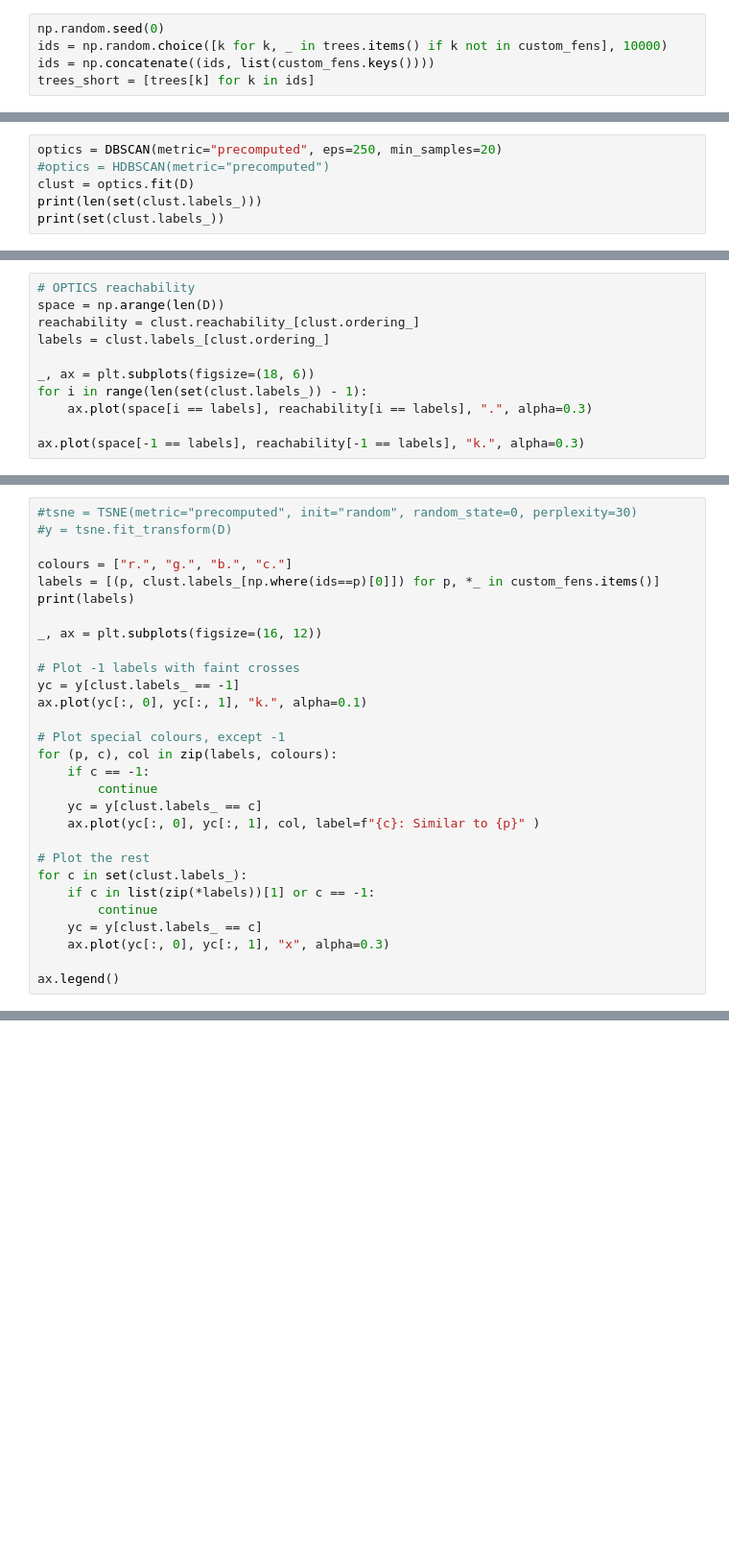
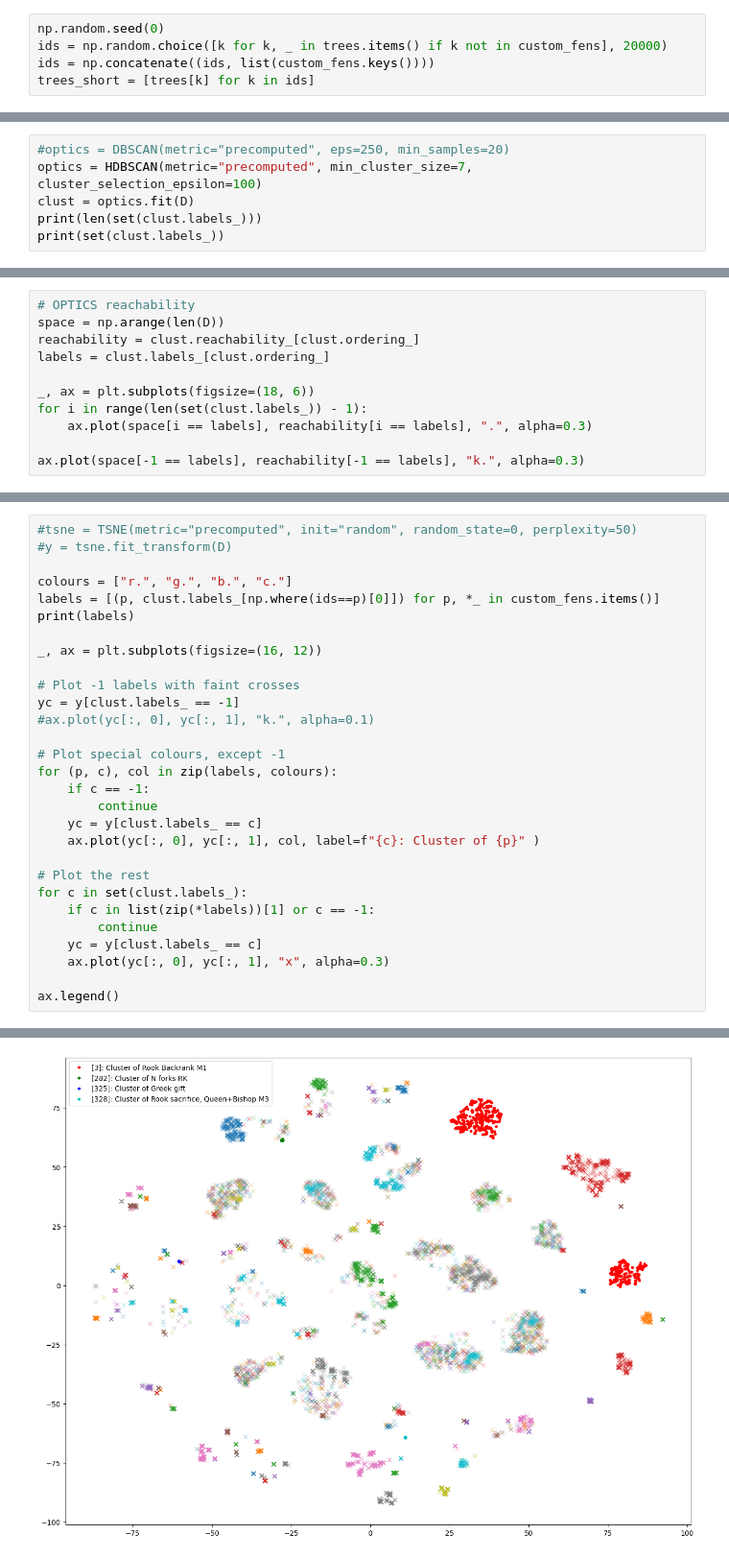
Before and after one commit to mike-sorokin/chess-analysis, a Jupyter notebook: trees/tree_comparisons.ipynb, the cells around one changed output, grey strips where cells are left out. Shown at 96% size. Drawn from its saved outputs; the diff is of its cells as text; blank space fills up the shorter version.

```diff
--- a/trees/tree_comparisons.ipynb
+++ b/trees/tree_comparisons.ipynb
@@ -126,14 +146,14 @@ for my_id, my_fen in custom_fens.items():
         print("-"*50)
 # %%
 np.random.seed(0)
-ids = np.random.choice([k for k, _ in trees.items() if k not in custom_fens], 10000)
+ids = np.random.choice([k for k, _ in trees.items() if k not in custom_fens], 20000)
 ids = np.concatenate((ids, list(custom_fens.keys())))
 trees_short = [trees[k] for k in ids]
 # %%
 D = pairwise_distances_symmetric(trees_short, compare)
 # %%
-optics = DBSCAN(metric="precomputed", eps=250, min_samples=20)
-#optics = HDBSCAN(metric="precomputed")
+#optics = DBSCAN(metric="precomputed", eps=250, min_samples=20)
+optics = HDBSCAN(metric="precomputed", min_cluster_size=7, cluster_selection_epsilon=100)
 clust = optics.fit(D)
 print(len(set(clust.labels_)))
 print(set(clust.labels_))
@@ -169,5 +279,5 @@ for c in set(clust.labels_):
 # %%
-#tsne = TSNE(metric="precomputed", init="random", random_state=0, perplexity=30)
+#tsne = TSNE(metric="precomputed", init="random", random_state=0, perplexity=50)
 #y = tsne.fit_transform(D)
 
 colours = ["r.", "g.", "b.", "c."]
@@ -178,14 +288,14 @@ _, ax = plt.subplots(figsize=(16, 12))
 
 # Plot -1 labels with faint crosses
 yc = y[clust.labels_ == -1]
-ax.plot(yc[:, 0], yc[:, 1], "k.", alpha=0.1)
+#ax.plot(yc[:, 0], yc[:, 1], "k.", alpha=0.1)
 
 # Plot special colours, except -1
 for (p, c), col in zip(labels, colours):
     if c == -1:
         continue
     yc = y[clust.labels_ == c]
-    ax.plot(yc[:, 0], yc[:, 1], col, label=f"{c}: Similar to {p}" )
+    ax.plot(yc[:, 0], yc[:, 1], col, label=f"{c}: Cluster of {p}" )
 
 # Plot the rest
 for c in set(clust.labels_):
@@ -195,3 +305,4 @@ for c in set(clust.labels_):
     ax.plot(yc[:, 0], yc[:, 1], "x", alpha=0.3)
 
 ax.legend()
+# %% [output]
@@ -197,0 +311 @@ ax.legend()
+[figure, added]
```
Also changed, not shown: parts of 8 cells of this notebook, 2 other files.
